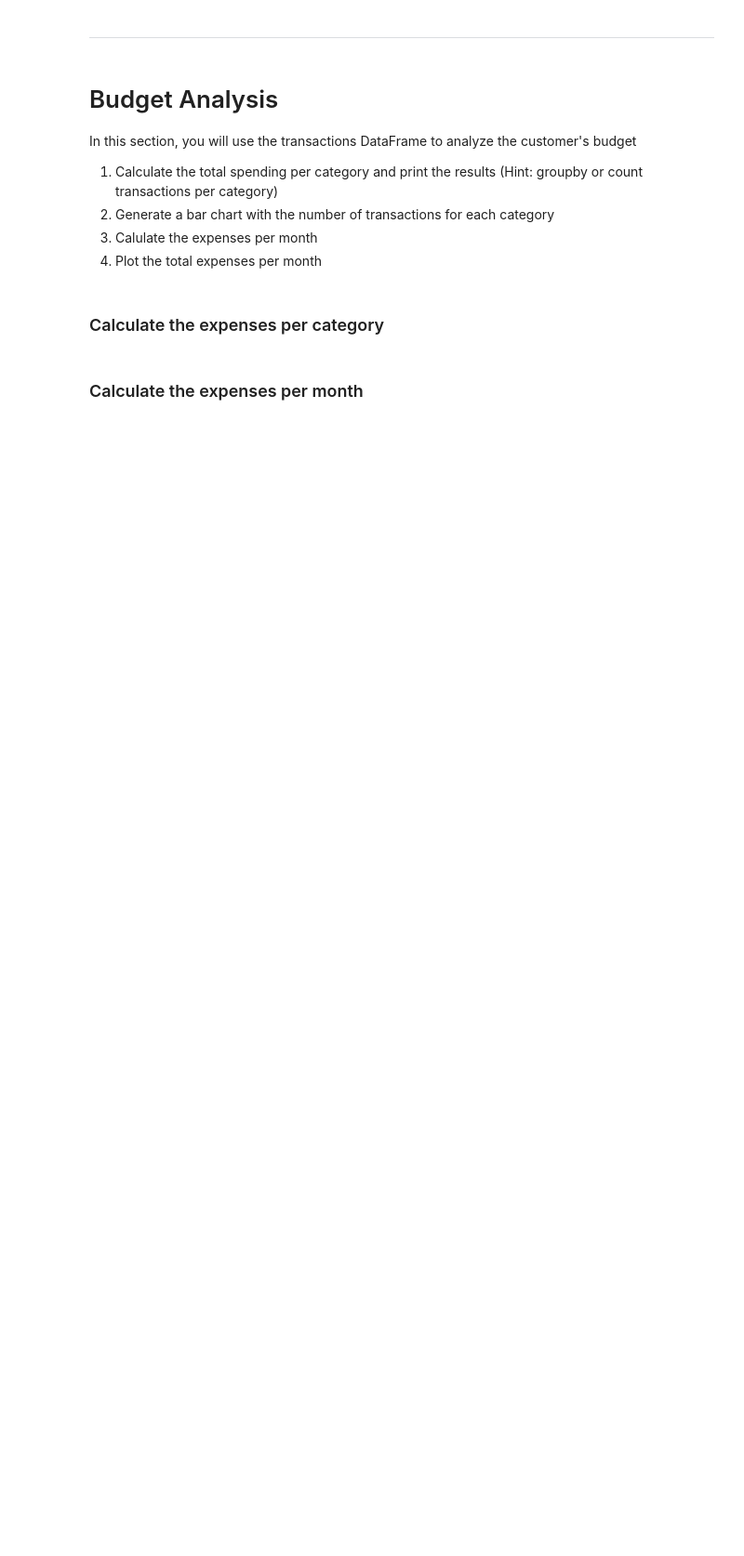
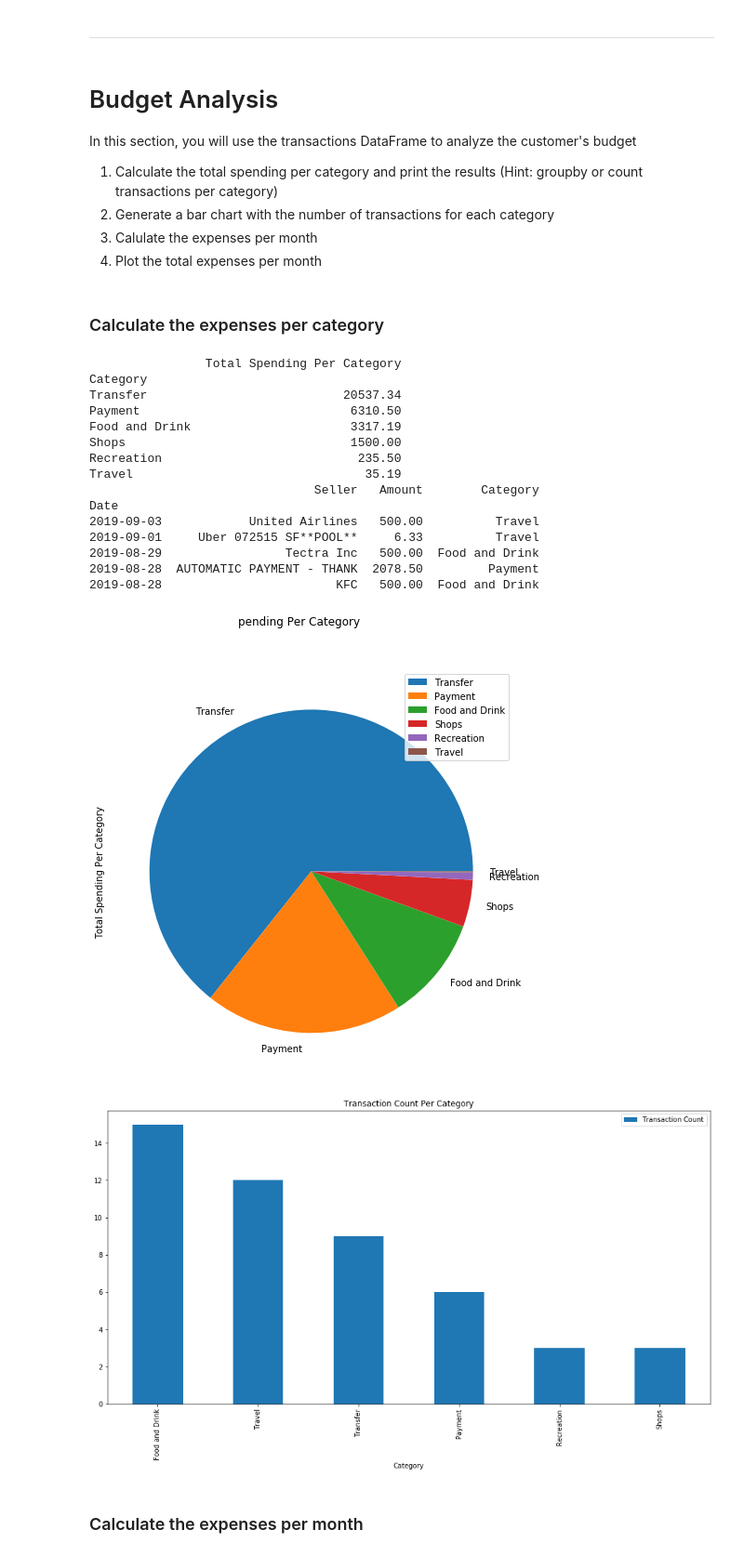
Before and after one commit to Rcantu/APIhw, a Jupyter notebook: account_summary.ipynb, the cells around one changed output. Shown: that part at 93% size. Cells and saved outputs as stored; diff of their text form; code cells hidden in the pictures; blank space fills up the shorter version.

```diff
--- a/account_summary.ipynb
+++ b/account_summary.ipynb
@@ -143,6 +200,6 @@ df.head()
 # YOUR CODE HERE
 df["Seller"].astype("str")
 df["Date"] = pd.to_datetime(df["Date"])
-df.set_index("Date",inplace=True
-#print(df.dtypes)
-#df.head()
+df.set_index("Date",inplace=True)
+print(df.dtypes)
+df.head()
@@ -174,2 +254,37 @@ In this section, you will use the transactions DataFrame to analyze the customer
+# %%
+# YOUR CODE HERE
+df_category_sum = df.filter(["Category","Amount"])
+grouped = df_category_sum.groupby(["Category"]).sum()
+grouped.columns = ["Total Spending Per Category"]
+grouped.sort_values("Total Spending Per Category",ascending=False,inplace=True)
+print(grouped)
+
+grouped.plot.pie(subplots=True,figsize=(15,8), title="pending Per Category")
+
+grouped_count = df.filter(["Category","Amount"]).groupby(["Category"]).count()
+grouped_count.columns = ["Transaction Count"]
+grouped_count.sort_values("Transaction Count",ascending=False,inplace=True)
+
+grouped_count.plot.bar(figsize=(16,8), title="Transaction Count Per Category")
+
+print(df.head())
+# %% [output]
+                Total Spending Per Category
+Category
+Transfer                           20537.34
+Payment                             6310.50
+Food and Drink                      3317.19
+Shops                               1500.00
+Recreation                           235.50
+Travel                                35.19
+                               Seller   Amount        Category
+Date
+2019-09-03            United Airlines   500.00          Travel
+2019-09-01     Uber 072515 SF**POOL**     6.33          Travel
+2019-08-29                 Tectra Inc   500.00  Food and Drink
+2019-08-28  AUTOMATIC PAYMENT - THANK  2078.50         Payment
+2019-08-28                        KFC   500.00  Food and Drink
+[figure, added]
+[figure, added]
 # %% [markdown]
 ### Calculate the expenses per month
```
Also changed, not shown: parts of 13 cells of this notebook, 1 other file.
